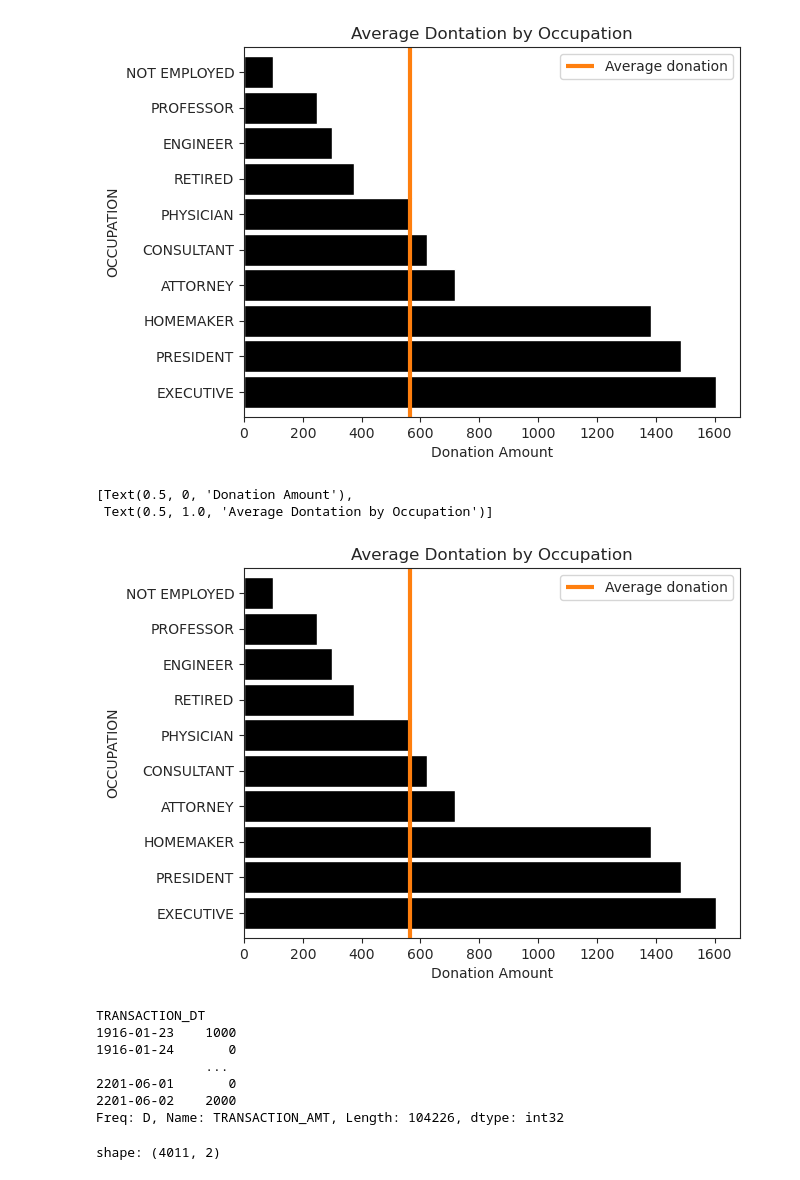
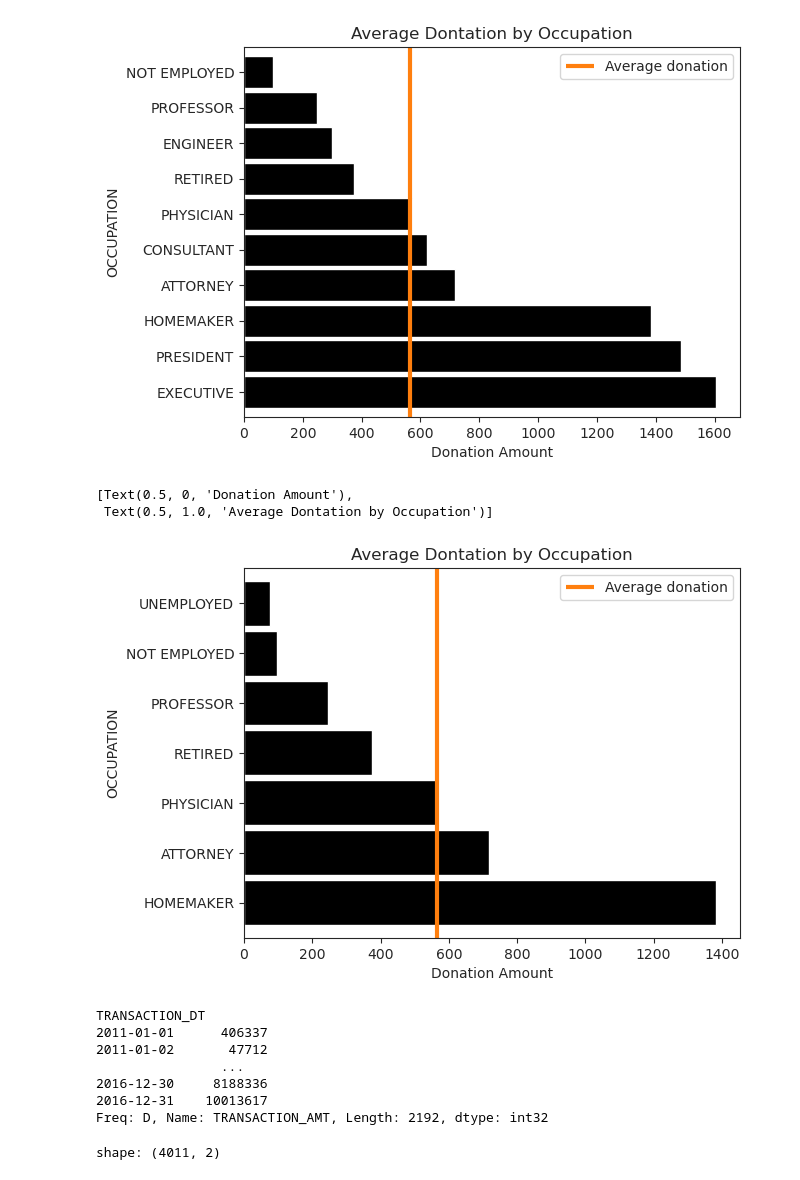
Before and after one commit to kevinheavey/modern-polars, a Jupyter notebook: performance.ipynb, the cells around one changed output. Saved outputs shown, nothing was run; the diff lists cells and outputs as text; code cells hidden in the pictures.

```diff
--- a/performance.ipynb
+++ b/performance.ipynb
@@ -166,10 +127,7 @@ Name: OCCUPATION, dtype: int64
 # %%
-with pl.StringCache():  # otherwise we can't read categoricals from multiple files
-    occ_pl = pl.scan_parquet(fec_dir / "indiv*.pq", cache=False)
-    counts = (
-        occ_pl
-        .select(pl.col("OCCUPATION").head(n_rows).value_counts(multithreaded=True, sort=True))
-        .collect()
-    )
-counts.head()
+pl.toggle_string_cache(True)
+occupation_counts_pl = pl.scan_parquet(fec_dir / "indiv*.pq", cache=False).select(
+    pl.col("OCCUPATION").value_counts(multithreaded=True, sort=True)
+).collect()
+occupation_counts_pl
 # %% [output]
@@ -339,15 +207,10 @@ CategoricalIndex(['RETIRED', 'NOT EMPLOYED', 'ATTORNEY', 'PHYSICIAN',
 # %%
 top_occupations_pl = (
-    (
-        indiv_pl.select(
-            pl.col("OCCUPATION")
-            .drop_nulls()
-            .value_counts(sort=True)
-            .head(10)
-            .struct.field("OCCUPATION")
-        )
+    occupation_counts_pl.select(
+        pl.col("OCCUPATION")
+        .struct.field("OCCUPATION")
+        .drop_nulls()
+        .head(10)
     )
-    .collect()
     .to_series()
 )
-top_occupations_pl
@@ -374,7 +223,7 @@ donations_dd = (
 )
 # %%
 donations_pl = (
-    indiv_pl.filter(pl.col("OCCUPATION").is_in(top_occupations_pl))
+    indiv_pl.filter(pl.col("OCCUPATION").is_in(top_occupations_pl.to_list()))
     .groupby("OCCUPATION")
     .agg(pl.col("TRANSACTION_AMT").mean())
 )
@@ -383,8 +232,8 @@ total_avg_dd, occupation_avg_dd = compute(
     indiv_dd["TRANSACTION_AMT"].mean(), donations_dd
 )
 # %%
-averages_pl = pl.collect_all(
-    [indiv_pl.select(pl.col("TRANSACTION_AMT").mean()), donations_pl]
+total_avg_pl, occupation_avg_pl = pl.collect_all(
+    [indiv_pl.select(pl.col("TRANSACTION_AMT").mean()), donations_pl],
+    streaming=True,
+    common_subplan_elimination=False
 )
-total_avg_pl = averages_pl[0][0, 0]
-occupation_avg_pl = averages_pl[1]
@@ -402,20 +249,21 @@ ax.set(xlabel="Donation Amount", title="Average Dontation by Occupation")
 [figure]
 # %%
 ax = (
-    occupation_avg_pl.to_pandas()
+    occupation_avg_pl
+    .to_pandas()
     .set_index("OCCUPATION")
     .squeeze()
     .sort_values(ascending=False)
     .plot.barh(color="k", width=0.9)
 )
 lim = ax.get_ylim()
 ax.vlines(total_avg_pl, *lim, color="C1", linewidth=3)
 ax.legend(["Average donation"])
 ax.set(xlabel="Donation Amount", title="Average Dontation by Occupation")
 # %% [output]
 [Text(0.5, 0, 'Donation Amount'),
  Text(0.5, 1.0, 'Average Dontation by Occupation')]
-[figure, old version]
+[figure, new version]
 # %%
 daily_dd = (
     indiv_dd[["TRANSACTION_DT", "TRANSACTION_AMT"]]
@@ -423,16 +271,17 @@ daily_dd = (
     .set_index("TRANSACTION_DT")["TRANSACTION_AMT"]
     .resample("D")
     .sum()
+    .loc["2011":"2016"]
 ).compute()
 daily_dd
 # %% [output]
 TRANSACTION_DT
-1916-01-23    1000
-1916-01-24       0
-              ...
-2201-06-01       0
-2201-06-02    2000
-Freq: D, Name: TRANSACTION_AMT, Length: 104226, dtype: int32
+2011-01-01      406337
+2011-01-02       47712
+                ...
+2016-12-30     8188336
+2016-12-31    10013617
+Freq: D, Name: TRANSACTION_AMT, Length: 2192, dtype: int32
 # %%
 daily_pl = (
     indiv_pl.select(["TRANSACTION_DT", "TRANSACTION_AMT"])
```
Also changed, not shown: parts of 38 cells of this notebook, 2 other files.
